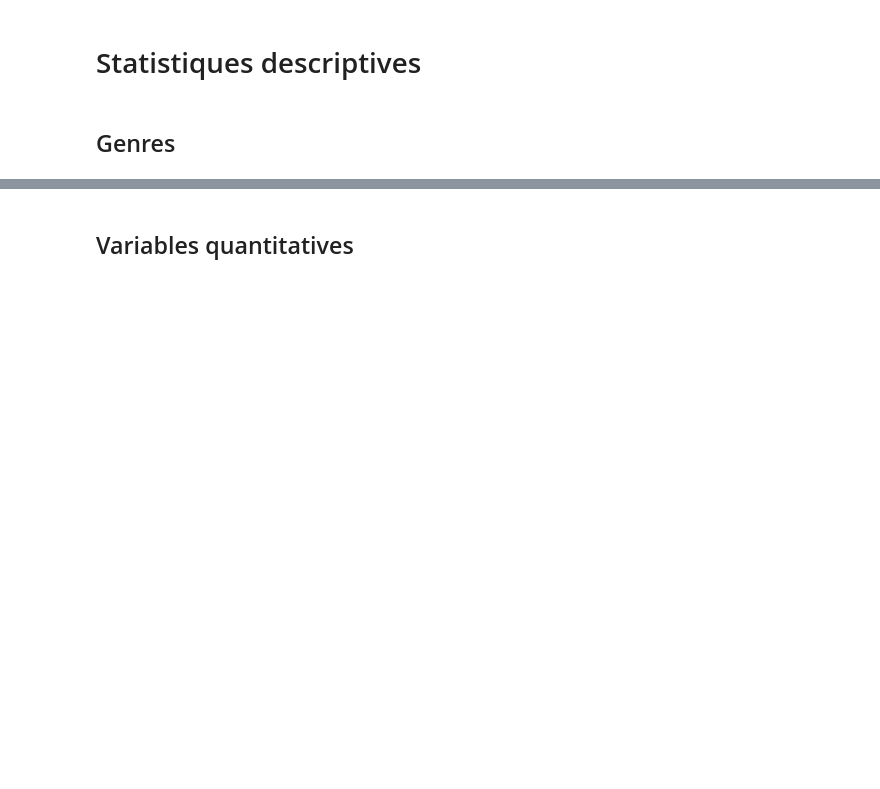
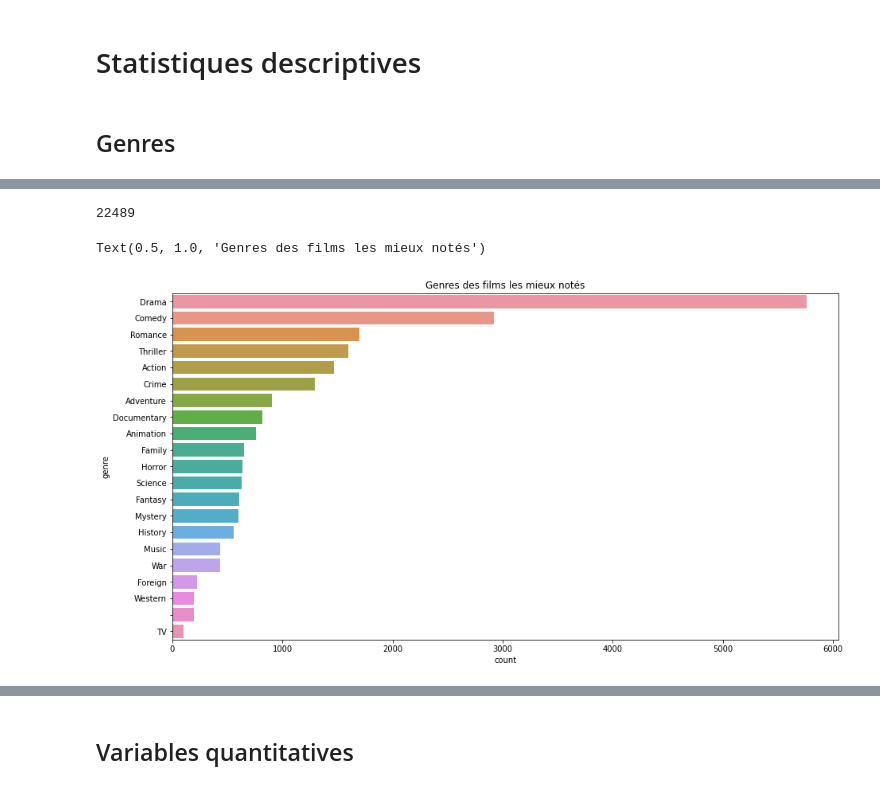
Before and after one commit to marie-ganon/Projet-Python-S1, a Jupyter notebook: Notebook Projet GANON-HE.ipynb, the cells around one changed output, grey strips where cells are left out. Drawn from its saved outputs; the diff is of its cells as text; code cells hidden in the pictures; blank space fills up the shorter version.

```diff
--- a/Notebook Projet GANON-HE.ipynb
+++ b/Notebook Projet GANON-HE.ipynb
@@ -613,0 +690,4 @@ Le graphique ci-dessus, déjà présenté plus tôt, nous informe que la
+# %%
+df_classement =df[df.vote_count>10].sort_values(by='vote_average', ascending = False)     # on filtre sur les films qui ont été notés au moins 10 fois
+df_best_movies = df_classement[df_classement.genres != ''].head(10000)                       # on filtre sur les films pour lesquels le genre est renseigné
+df_best_movies.reset_index(drop = True)
@@ -613,0 +708,16 @@ Le graphique ci-dessus, déjà présenté plus tôt, nous informe que la
+# %%
+l = []
+for i in trange(len(df_best_movies)):
+    genre = df_best_movies.genres.iloc[i].split()
+    for i in genre :
+        l.append(i)
+print(len(l))
+df_genre = pd.DataFrame(l, columns=['genre'])
+df_genre.genre = df_genre.genre.str.replace(r',', '')
+fig, ax = plt.subplots(figsize=(15,8))
+sns.countplot(y = df_genre.genre, order = df_genre['genre'].value_counts().index)
+plt.title('Genres des films les mieux notés')
+# %% [output]
+22489
+Text(0.5, 1.0, 'Genres des films les mieux notés')
+[figure, added]
```
Also changed, not shown: parts of 38 cells of this notebook.
